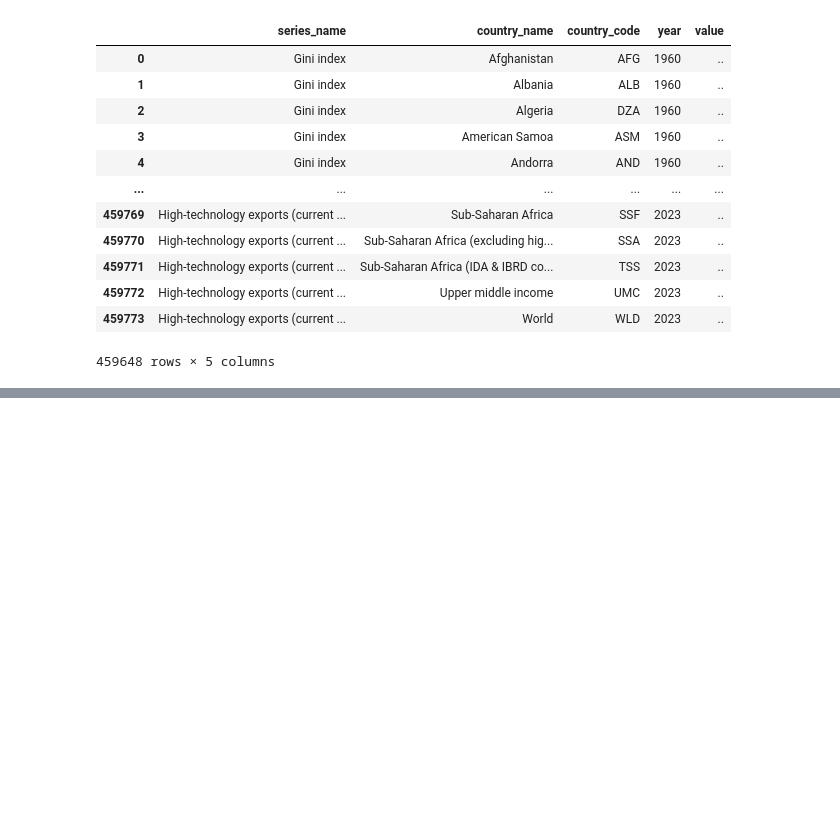
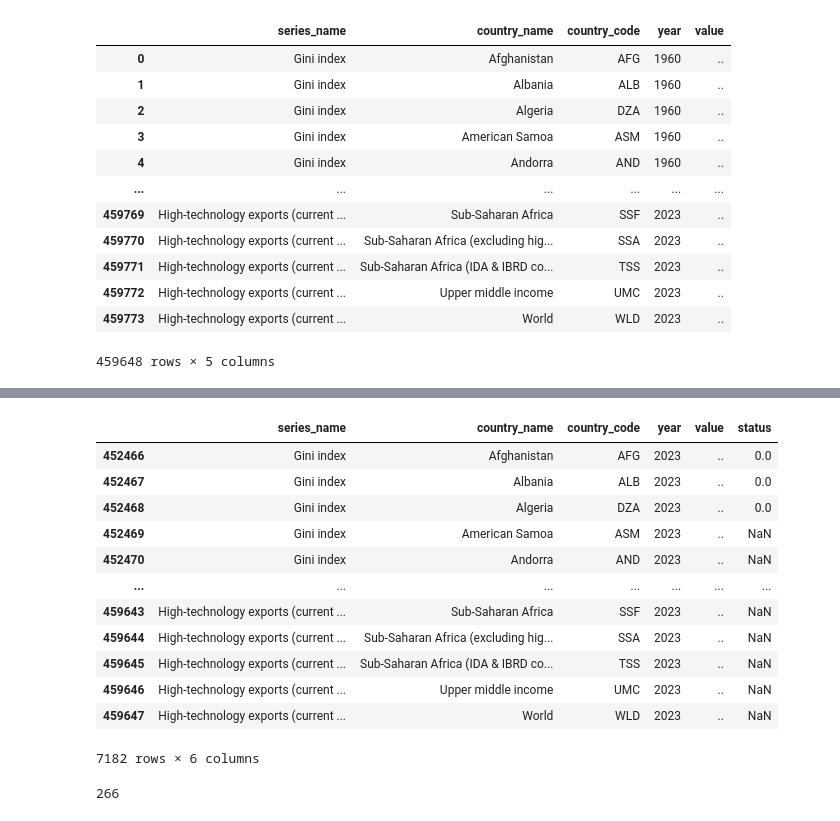
Before and after one commit to Kittisak-M/Bridging-the-Gap-Enhancing-Life-Quality-in-Thailand, a Jupyter notebook: Analysis.ipynb, the cells around one changed output, grey strips where cells are left out. Saved outputs shown, nothing was run; the diff lists cells and outputs as text; code cells hidden in the pictures; blank space fills up the shorter version.

```diff
--- a/Analysis.ipynb
+++ b/Analysis.ipynb
@@ -137,6 +135,7 @@ ct_status
 ct_status.columns = ct_status.columns.str.lower()
 
 # Change col
+ct_status = ct_status.rename(columns={'country':'country_name'})
 
 # Join to get economy status
 cleansed_data = pd.merge(melted_data,ct_status, how='left',on='country_name')
@@ -144,0 +169,20 @@ cleansed_data
+# %%
+cleansed_data[cleansed_data['year'] == 2023]
+# %% [output]
+|  | series_name | country_name | country_code | year | value | status |
+| 452466 | Gini index | Afghanistan | AFG | 2023 | .. | 0.0 |
+| 452467 | Gini index | Albania | ALB | 2023 | .. | 0.0 |
+| 452468 | Gini index | Algeria | DZA | 2023 | .. | 0.0 |
+| 452469 | Gini index | American Samoa | ASM | 2023 | .. | NaN |
+| 452470 | Gini index | Andorra | AND | 2023 | .. | NaN |
+| ... | ... | ... | ... | ... | ... | ... |
+| 459643 | High-technology exports (current ... | Sub-Saharan Africa | SSF | 2023 | .. | NaN |
+| 459644 | High-technology exports (current ... | Sub-Saharan Africa (excluding hig... | SSA | 2023 | .. | NaN |
+| 459645 | High-technology exports (current ... | Sub-Saharan Africa (IDA & IBRD co... | TSS | 2023 | .. | NaN |
+| 459646 | High-technology exports (current ... | Upper middle income | UMC | 2023 | .. | NaN |
+| 459647 | High-technology exports (current ... | World | WLD | 2023 | .. | NaN |
+7182 rows × 6 columns
+# %%
+cleansed_data['country_name'].nunique()
+# %% [output]
+266
```
Also changed, not shown: parts of 28 cells of this notebook, 2 other files.
